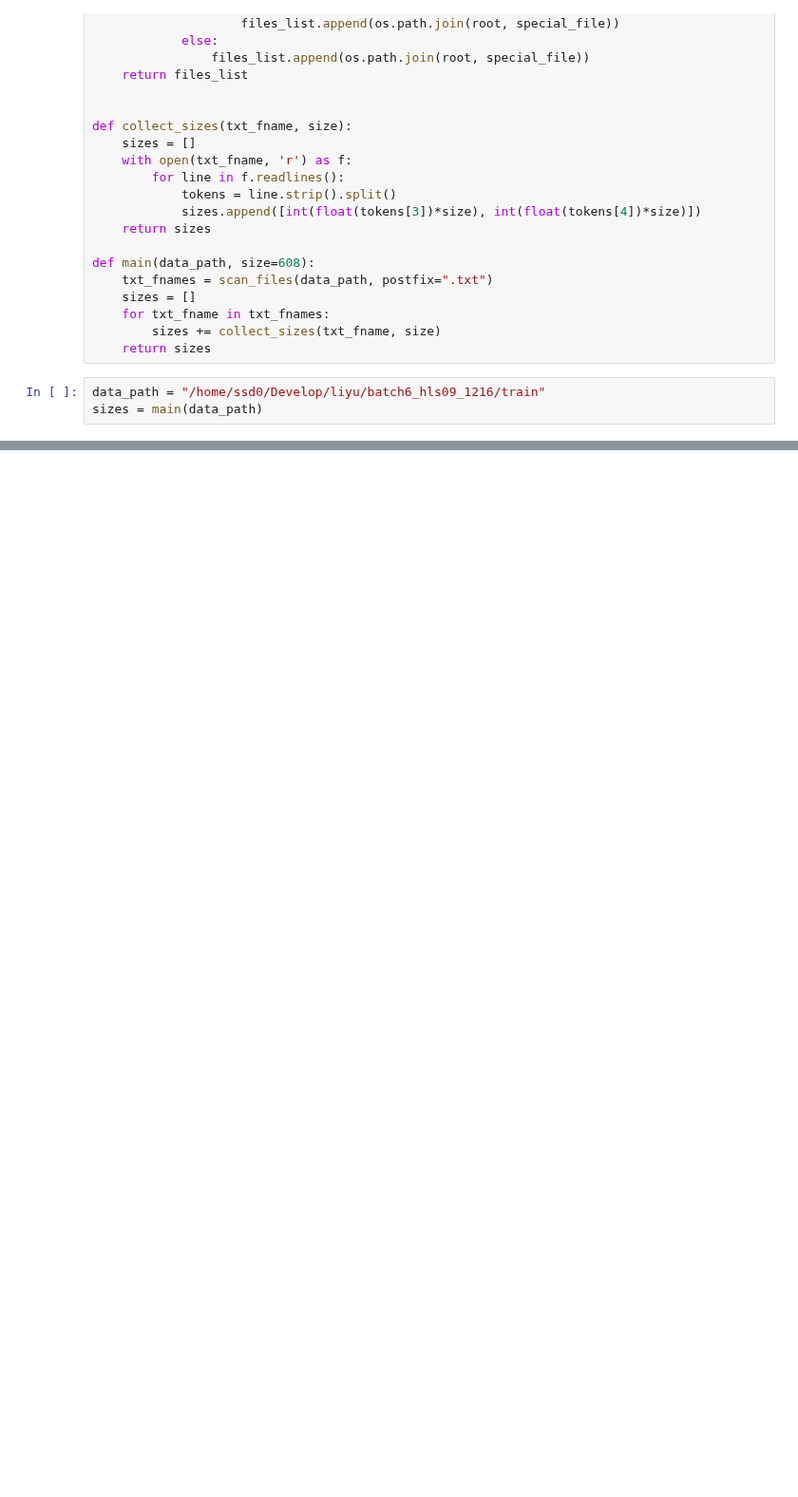
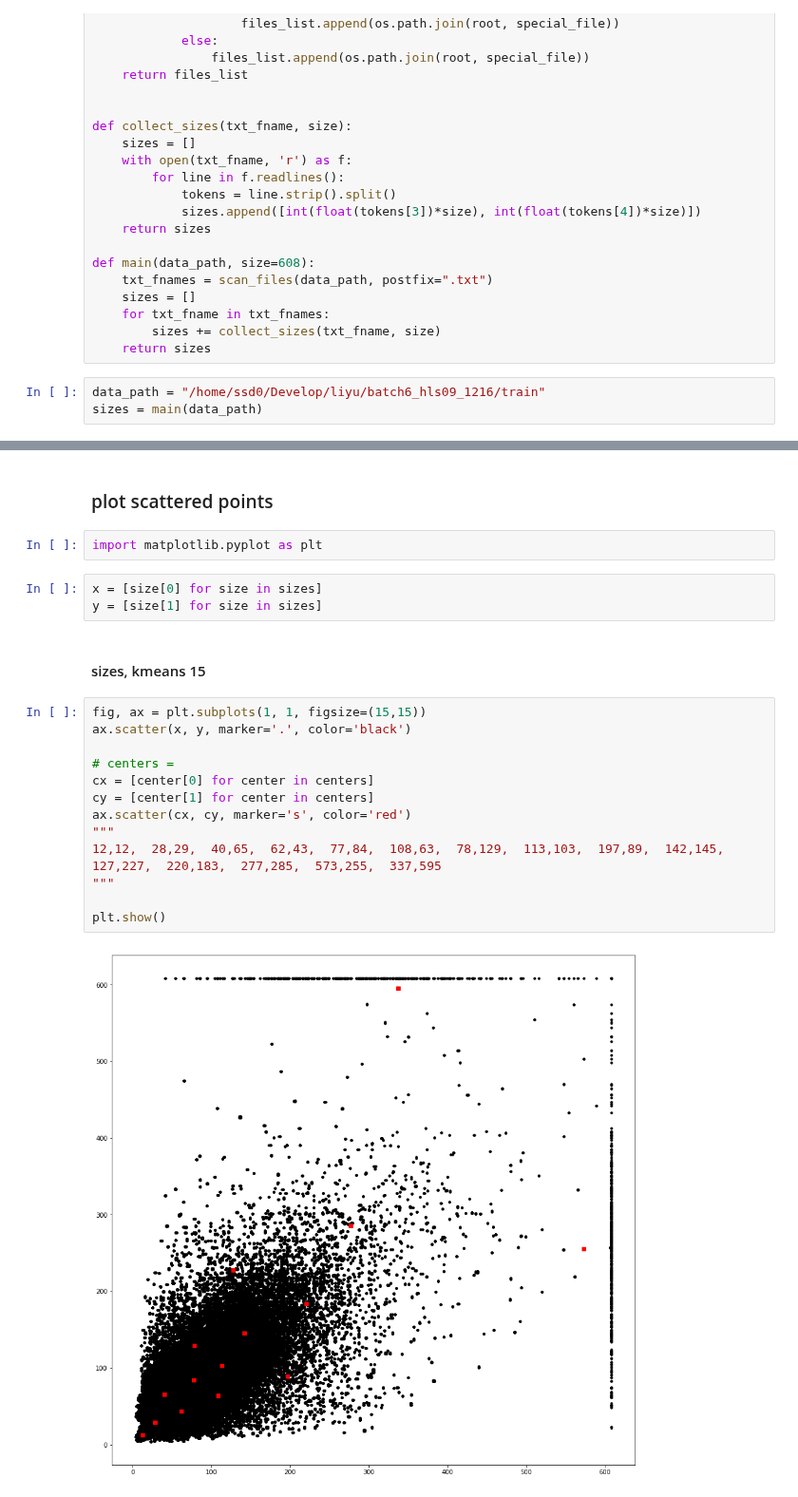
Before and after one commit to liyu10000/tct, a Jupyter notebook: conference/darknet/kmeans.ipynb, the cells around one changed output, grey strips where cells are left out. Shown at 95% size. Drawn from its saved outputs; the diff is of its cells as text; blank space fills up the shorter version.

```diff
--- a/conference/darknet/kmeans.ipynb
+++ b/conference/darknet/kmeans.ipynb
@@ -37,0 +48,24 @@ sizes = main(data_path)
+# %% [markdown]
+### plot scattered points
+# %%
+import matplotlib.pyplot as plt
+# %%
+x = [size[0] for size in sizes]
+y = [size[1] for size in sizes]
+# %% [markdown]
+#### sizes, kmeans 15
+# %%
+fig, ax = plt.subplots(1, 1, figsize=(15,15))
+ax.scatter(x, y, marker='.', color='black')
+
+# centers =
+cx = [center[0] for center in centers]
+cy = [center[1] for center in centers]
+ax.scatter(cx, cy, marker='s', color='red')
+"""
+12,12,  28,29,  40,65,  62,43,  77,84,  108,63,  78,129,  113,103,  197,89,  142,145,  127,227,  220,183,  277,285,  573,255,  337,595
+"""
+
+plt.show()
+# %% [output]
+[figure, added]
```
Also changed, not shown: parts of 18 cells of this notebook, 7 other files.
